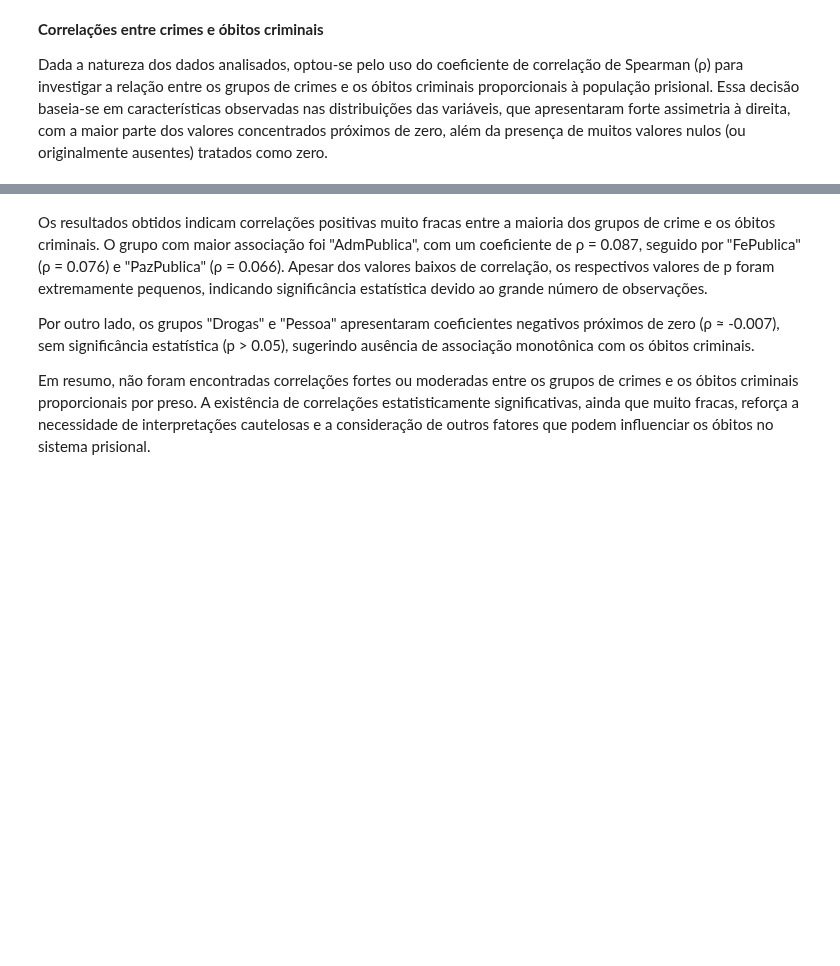
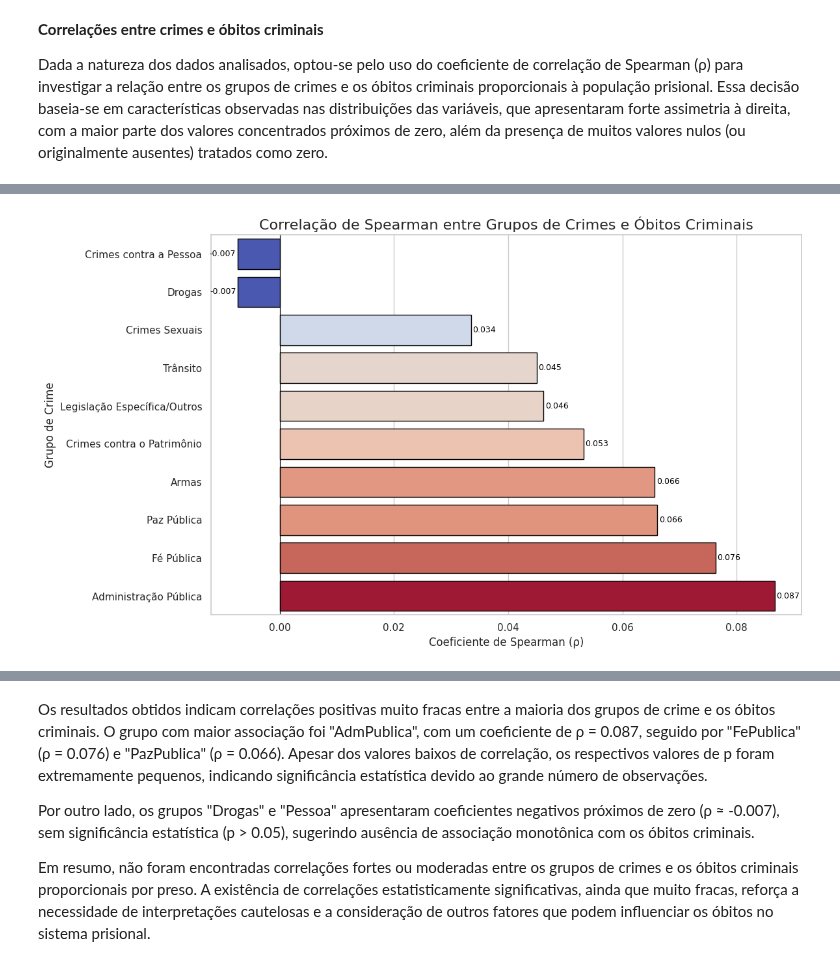
Before and after one commit to Caio-Brega/introducao-ciencia-dos-dados, a Jupyter notebook: TP_ICD.ipynb, the cells around one changed output, grey strips where cells are left out. Saved outputs shown, nothing was run; the diff lists cells and outputs as text; code cells hidden in the pictures; blank space fills up the shorter version.

```diff
--- a/TP_ICD.ipynb
+++ b/TP_ICD.ipynb
@@ -1505,16 +1505,3 @@ A distribuição dos óbitos criminais proporcionais por preso mostra uma forte
 **Correlações entre crimes e óbitos criminais**
 
 Dada a natureza dos dados analisados, optou-se pelo uso do coeficiente de correlação de Spearman (ρ) para investigar a relação entre os grupos de crimes e os óbitos criminais proporcionais à população prisional.  Essa decisão baseia-se em características observadas nas distribuições das variáveis, que apresentaram forte assimetria à direita, com a maior parte dos valores concentrados próximos de zero, além da presença de muitos valores nulos (ou originalmente ausentes) tratados como zero.
-# %%
-# Separar apenas os grupos de crime (excluindo a coluna de óbitos)
-colunas_crime = [col for col in df_grupos_obitos_filtrados.columns if col != 'Obitos_Criminais_Total_por_preso']
-
-# Calcular correlações de Spearman entre cada grupo de crime e os óbitos
-correlacoes = {}
-for col in colunas_crime:
-    rho, p_valor = stats.spearmanr(df_grupos_obitos_filtrados[col], df_grupos_obitos_filtrados['Obitos_Criminais_Total_por_preso'])
-    correlacoes[col] = {'Spearman_rho': rho, 'p_valor': p_valor}
-
-# Exibir resultados organizados
-df_correlacoes = pd.DataFrame(correlacoes).T.sort_values(by='Spearman_rho', ascending=False)
-print(df_correlacoes)
@@ -1532,0 +1508,66 @@ Pessoa_Total_por_preso                   -0.007376  3.515782e-01
+# %%
+colunas_crime = [col for col in df_grupos_obitos_filtrados.columns if col != 'Obitos_Criminais_Total_por_preso']
+
+resultados_correlacoes = {}
+for col in colunas_crime:
+    rho, p_valor = stats.spearmanr(
+        df_grupos_obitos_filtrados[col],
+        df_grupos_obitos_filtrados['Obitos_Criminais_Total_por_preso']
+    )
+    resultados_correlacoes[col] = {'Spearman_rho': rho, 'p_valor': p_valor}
+
+df_resultados_correlacoes = pd.DataFrame(resultados_correlacoes).T.sort_values(by='Spearman_rho', ascending=True).reset_index()
+df_resultados_correlacoes = df_resultados_correlacoes.rename(columns={'index': 'Grupo_de_Crime'})
+
+# Renomeação dos grupos
+mapeamento_nomes = {
+    'Pessoa_Total_por_preso': 'Crimes contra a Pessoa',
+    'Drogas_Total_por_preso': 'Drogas',
+    'Sexual_Total_por_preso': 'Crimes Sexuais',
+    'Transito_Total_por_preso': 'Trânsito',
+    'LegEspecifica/Outros_Total_por_preso': 'Legislação Específica/Outros',
+    'Patrimonio_Total_por_preso': 'Crimes contra o Patrimônio',
+    'Armas_Total_por_preso': 'Armas',
+    'PazPublica_Total_por_preso': 'Paz Pública',
+    'FePublica_Total_por_preso': 'Fé Pública',
+    'AdmPublica_Total_por_preso': 'Administração Pública'
+}
+df_resultados_correlacoes['Grupo_de_Crime'] = df_resultados_correlacoes['Grupo_de_Crime'].map(mapeamento_nomes)
+
+# Mapeamento de cores baseado na força da correlação
+norm = plt.Normalize(df_resultados_correlacoes['Spearman_rho'].min(), df_resultados_correlacoes['Spearman_rho'].max())
+sm = plt.cm.ScalarMappable(cmap="coolwarm", norm=norm)
+cores = [sm.to_rgba(value) for value in df_resultados_correlacoes['Spearman_rho']]
+
+plt.figure(figsize=(12, 7))
+ax = sns.barplot(
+    data=df_resultados_correlacoes,
+    y='Grupo_de_Crime',
+    x='Spearman_rho',
+    palette=cores,
+    edgecolor='black'
+)
+
+# Linha no zero para referência
+plt.axvline(0, color='black', linewidth=0.8)
+
+# Anotar valores nas barras (apenas o coeficiente)
+for i, valor in enumerate(df_resultados_correlacoes['Spearman_rho']):
+    ax.text(
+        valor + (0.0003 if valor >= 0 else -0.0003),
+        i,
+        f'{valor:.3f}',
+        color='black',
+        va='center',
+        ha='left' if valor >= 0 else 'right',
+        fontsize=9
+    )
+
+# Títulos e labels
+plt.title('Correlação de Spearman entre Grupos de Crimes e Óbitos Criminais', fontsize=16)
+plt.xlabel('Coeficiente de Spearman (ρ)')
+plt.ylabel('Grupo de Crime')
+
+plt.tight_layout()
+plt.show()
+# %% [output]
@@ -1532,0 +1577 @@ Pessoa_Total_por_preso                   -0.007376  3.515782e-01
+[figure, added]
```
Also changed, not shown: parts of 8 cells of this notebook.
